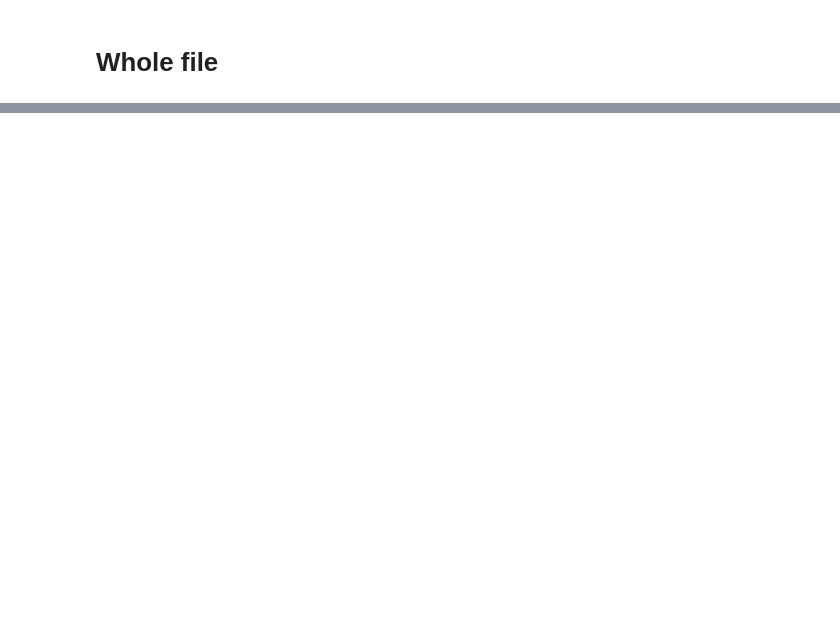
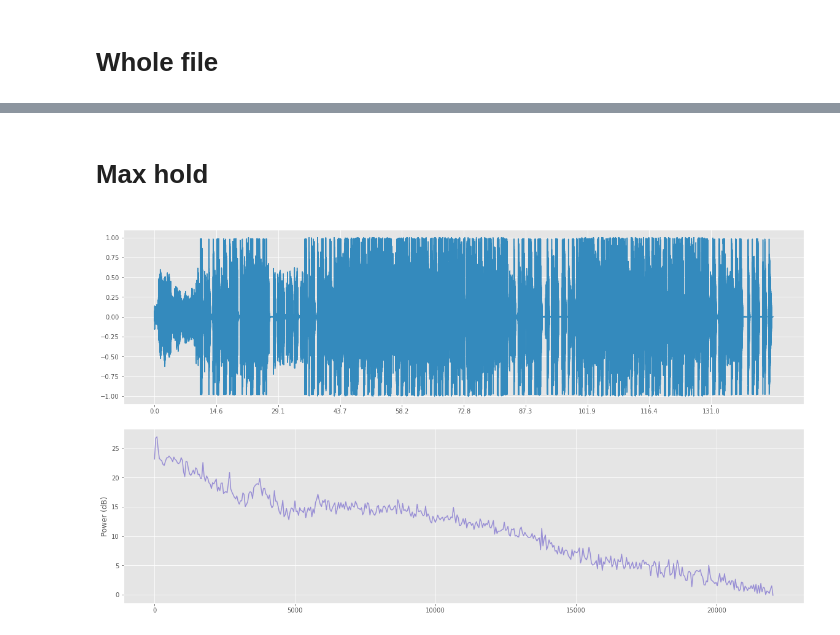
Before and after one commit to eloc3147/lightbox, a Jupyter notebook: processing_test/sample_debug.ipynb, the cells around one changed output, grey strips where cells are left out. Drawn from its saved outputs; the diff is of its cells as text; code cells hidden in the pictures; blank space fills up the shorter version.

Commit message:
Added max hold view of the FFT

```diff
--- a/processing_test/sample_debug.ipynb
+++ b/processing_test/sample_debug.ipynb
@@ -70,0 +74,11 @@ plot_series(0, real_samples[:slice_len * FFT_SIZE], db_power[:slice_len])
+# %% [markdown]
+# Max hold
+# %%
+plot_chunk(
+    0,
+    real_samples,
+    np.max(processed_real_amplitudes, axis=0),
+    include_np=False
+)
+# %% [output]
+[figure, added]
```
Also changed, not shown: parts of 9 cells of this notebook, 1 other file.
